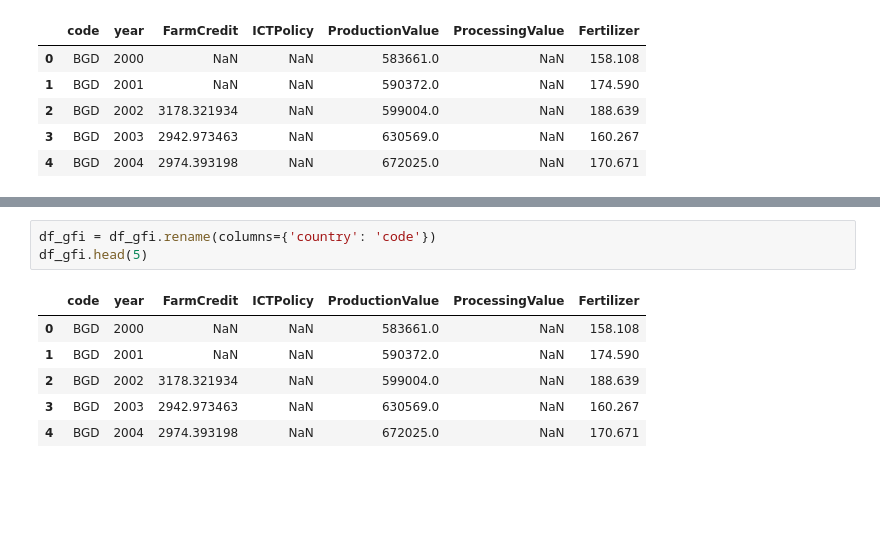
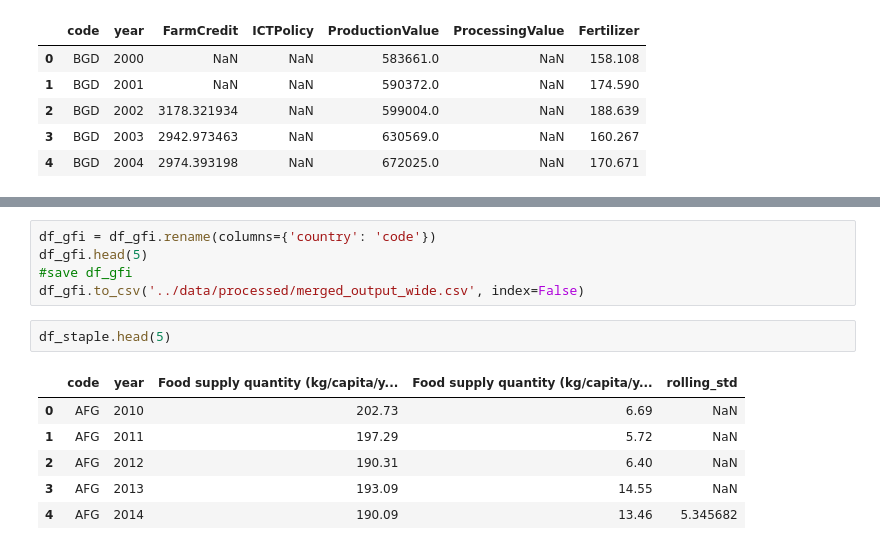
Before and after one commit to wanzi-wang/graspp_2025s_fintech, a Jupyter notebook: notebooks/Milestone_2.ipynb, the cells around one changed output, grey strips where cells are left out. Drawn from its saved outputs; the diff is of its cells as text; blank space fills up the shorter version.

```diff
--- a/notebooks/Milestone_2.ipynb
+++ b/notebooks/Milestone_2.ipynb
@@ -79,10 +71,14 @@ df_gfi.head(5)
 # %%
 df_gfi = df_gfi.rename(columns={'country': 'code'})
 df_gfi.head(5)
+#save df_gfi
+df_gfi.to_csv('../data/processed/merged_output_wide.csv', index=False)
-# %% [output]
-|  | code | year | FarmCredit | ICTPolicy | ProductionValue | ProcessingValue | Fertilizer |
-| 0 | BGD | 2000 | NaN | NaN | 583661.0 | NaN | 158.108 |
-| 1 | BGD | 2001 | NaN | NaN | 590372.0 | NaN | 174.590 |
-| 2 | BGD | 2002 | 3178.321934 | NaN | 599004.0 | NaN | 188.639 |
-| 3 | BGD | 2003 | 2942.973463 | NaN | 630569.0 | NaN | 160.267 |
-| 4 | BGD | 2004 | 2974.393198 | NaN | 672025.0 | NaN | 170.671 |
+# %%
+df_staple.head(5)
+# %% [output]
+|  | code | year | Food supply quantity (kg/capita/y... | Food supply quantity (kg/capita/y... | rolling_std |
+| 0 | AFG | 2010 | 202.73 | 6.69 | NaN |
+| 1 | AFG | 2011 | 197.29 | 5.72 | NaN |
+| 2 | AFG | 2012 | 190.31 | 6.40 | NaN |
+| 3 | AFG | 2013 | 193.09 | 14.55 | NaN |
+| 4 | AFG | 2014 | 190.09 | 13.46 | 5.345682 |
```
Also changed, not shown: parts of 20 cells of this notebook.
